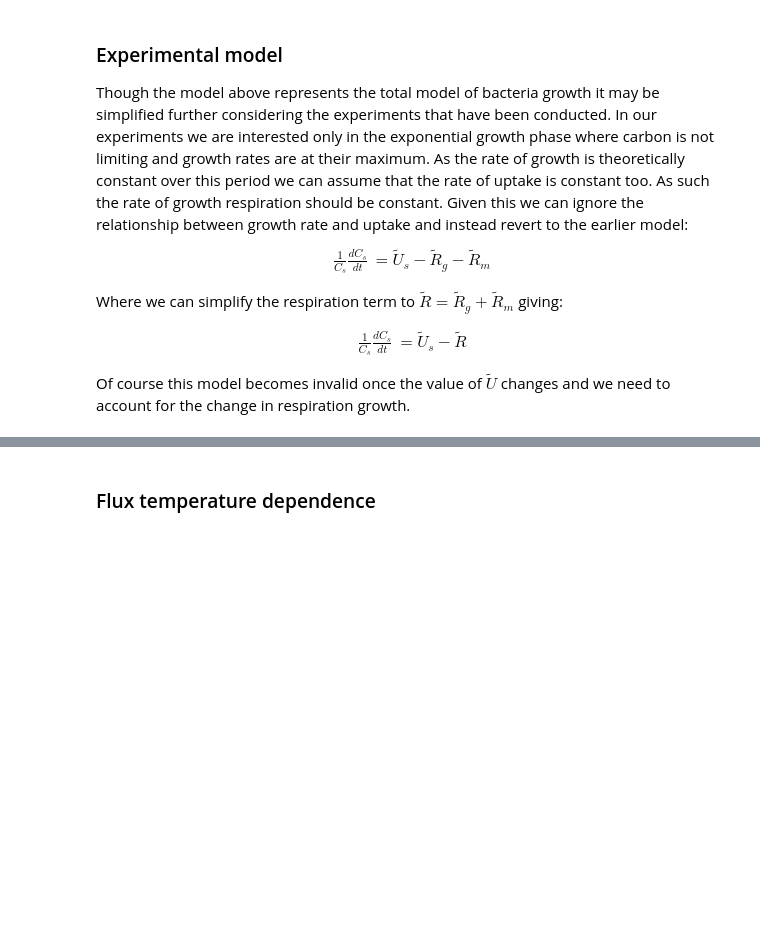
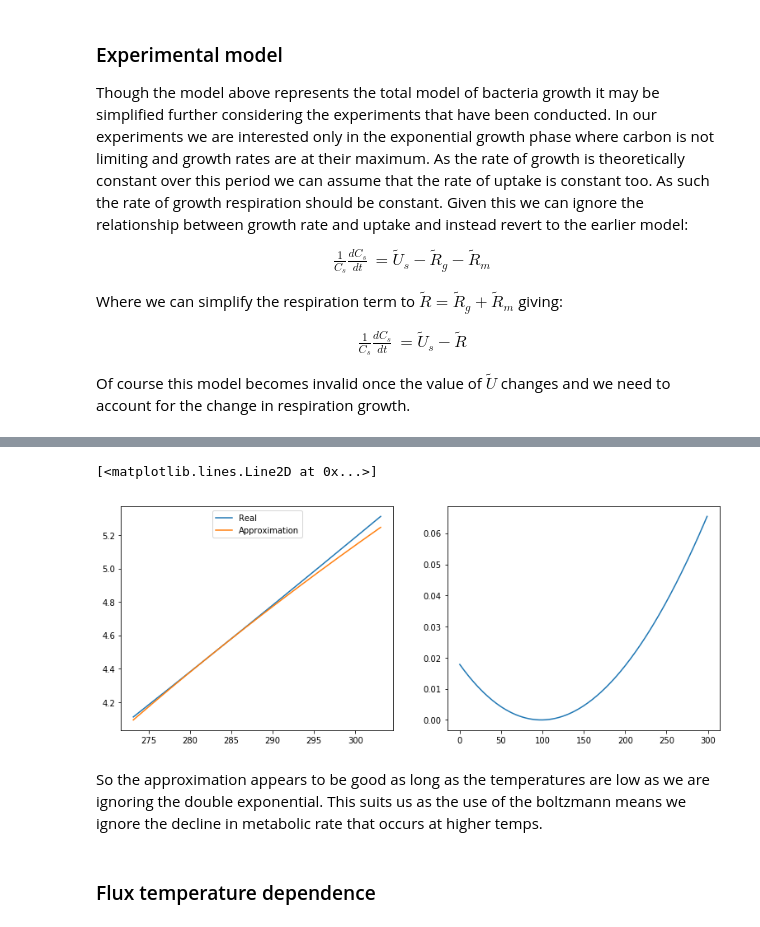
Before and after one commit to CleggTom/Bacteria_EcoFunc, a Jupyter notebook: notebooks/Models_main.ipynb, the cells around one changed output, grey strips where cells are left out. Drawn from its saved outputs; the diff is of its cells as text; code cells hidden in the pictures; blank space fills up the shorter version.

```diff
--- a/notebooks/Models_main.ipynb
+++ b/notebooks/Models_main.ipynb
@@ -140,3 +159,30 @@ Thus the temperature dependence of biomass is approximately:
+# %%
+#define k
+k = 8.6173303e-5
+T = var("T")
+
+C_real_p = log(C.subs({R_0:0.5,E_R:0.95,u_0:5.0,E_u:0.15,T_ra:1/(k*283.0),T_r:(1/(k*T)),t:1,C_0:1}))
+C_approx_p = log(C_approx.subs({R_0:0.5,E_R:0.95,u_0:5.0,E_u:0.15,T_ra:1/(k*283.0),T_r:(1/(k*T)),t:1,C_0:1}))
+
+C_app = lambdify(T,C_approx_p)
+C_real = lambdify(T,C_real_p)
+
+T_vec = 273.15 + np.arange(0, 30, 0.1)
+
+fig = plt.figure(1,figsize=(13,5))
+
+ax = fig.add_subplot(121)
+ax.plot(T_vec,C_real(T_vec),label='Real')
+ax.plot(T_vec,C_app(T_vec),label='Approximation')
+ax.legend(loc='upper center')
+
+ax = fig.add_subplot(122)
+ax.plot(C_real(T_vec) - C_app(T_vec))
+# %% [output]
+[<matplotlib.lines.Line2D at 0x...>]
+[figure, added]
+# %% [markdown]
+So the approximation appears to be good as long as the temperatures are low as we are ignoring the double exponential. This suits us as the use of the boltzmann means we ignore the decline in metabolic rate that occurs at higher temps.
 # %% [markdown]
 ### Flux temperature dependence
 # %% [markdown]
```
Also changed, not shown: parts of 59 cells of this notebook, 14 other files.
